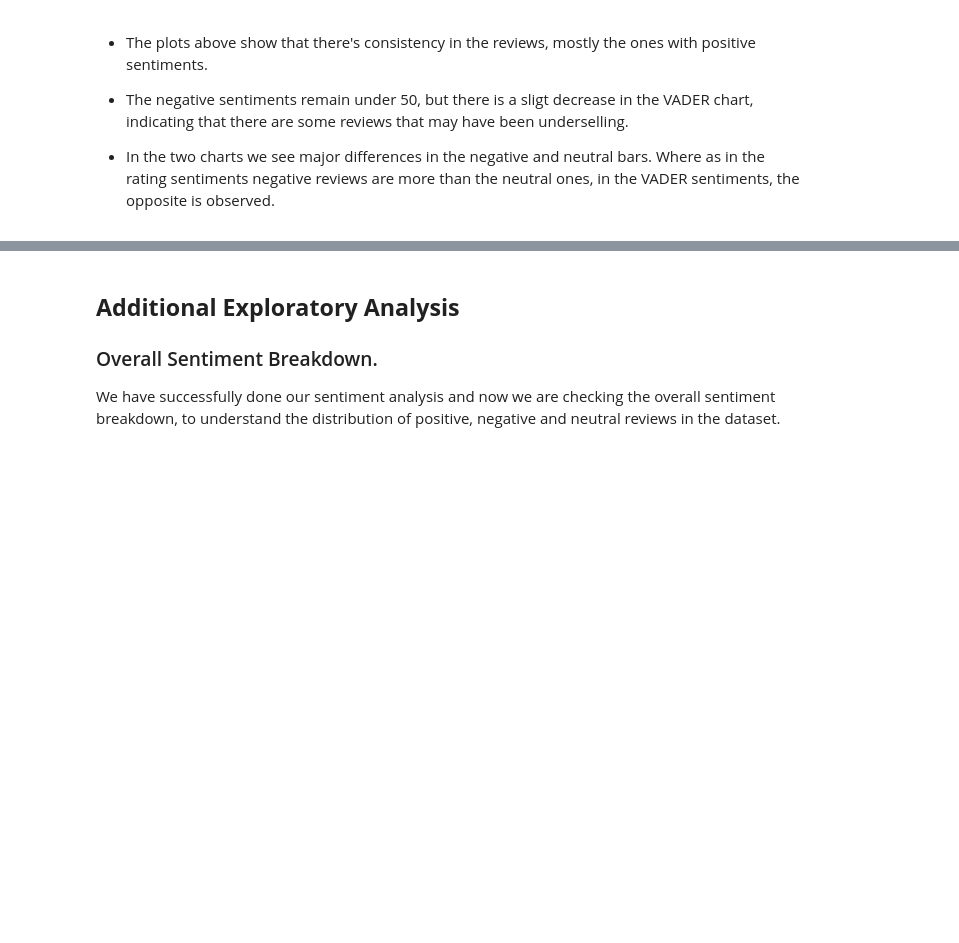
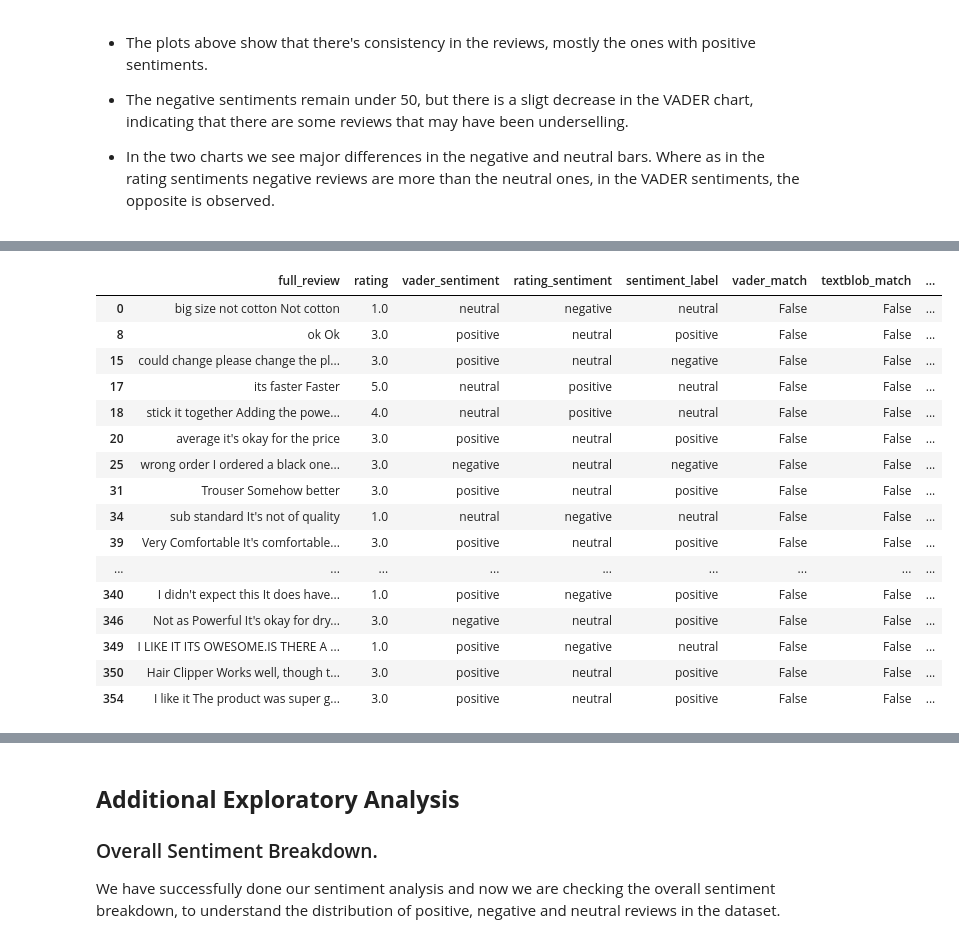
Before and after one commit to Assesa44/Kenya-Ecommerce-Reviews, a Jupyter notebook: Notebooks/analysis.ipynb, the cells around one changed output, grey strips where cells are left out. Drawn from its saved outputs; the diff is of its cells as text; code cells hidden in the pictures; blank space fills up the shorter version.

```diff
--- a/Notebooks/analysis.ipynb
+++ b/Notebooks/analysis.ipynb
@@ -763,0 +935,21 @@ So here we are comparing the two based on manual investigation and alignment bet
+# %%
+consistent_both = combined[(combined['vader_match'] == False) & (combined['textblob_match'] == False)]
+consistent_both
+# %% [output]
+|  | full_review | rating | vader_sentiment | rating_sentiment | sentiment_label | vader_match | textblob_match | ... |
+| 0 | big size not cotton Not cotton | 1.0 | neutral | negative | neutral | False | False | ... |
+| 8 | ok Ok | 3.0 | positive | neutral | positive | False | False | ... |
+| 15 | could change please change the pl... | 3.0 | positive | neutral | negative | False | False | ... |
+| 17 | its faster Faster | 5.0 | neutral | positive | neutral | False | False | ... |
+| 18 | stick it together Adding the powe... | 4.0 | neutral | positive | neutral | False | False | ... |
+| 20 | average it's okay for the price | 3.0 | positive | neutral | positive | False | False | ... |
+| 25 | wrong order I ordered a black one... | 3.0 | negative | neutral | negative | False | False | ... |
+| 31 | Trouser Somehow better | 3.0 | positive | neutral | positive | False | False | ... |
+| 34 | sub standard It's not of quality | 1.0 | neutral | negative | neutral | False | False | ... |
+| 39 | Very Comfortable It's comfortable... | 3.0 | positive | neutral | positive | False | False | ... |
+| ... | ... | ... | ... | ... | ... | ... | ... | ... |
+| 340 | I didn't expect this It does have... | 1.0 | positive | negative | positive | False | False | ... |
+| 346 | Not as Powerful It's okay for dry... | 3.0 | negative | neutral | positive | False | False | ... |
+| 349 | I LIKE IT ITS OWESOME.IS THERE A ... | 1.0 | positive | negative | neutral | False | False | ... |
+| 350 | Hair Clipper Works well, though t... | 3.0 | positive | neutral | positive | False | False | ... |
+| 354 | I like it The product was super g... | 3.0 | positive | neutral | positive | False | False | ... |
```
Also changed, not shown: parts of 23 cells of this notebook.
